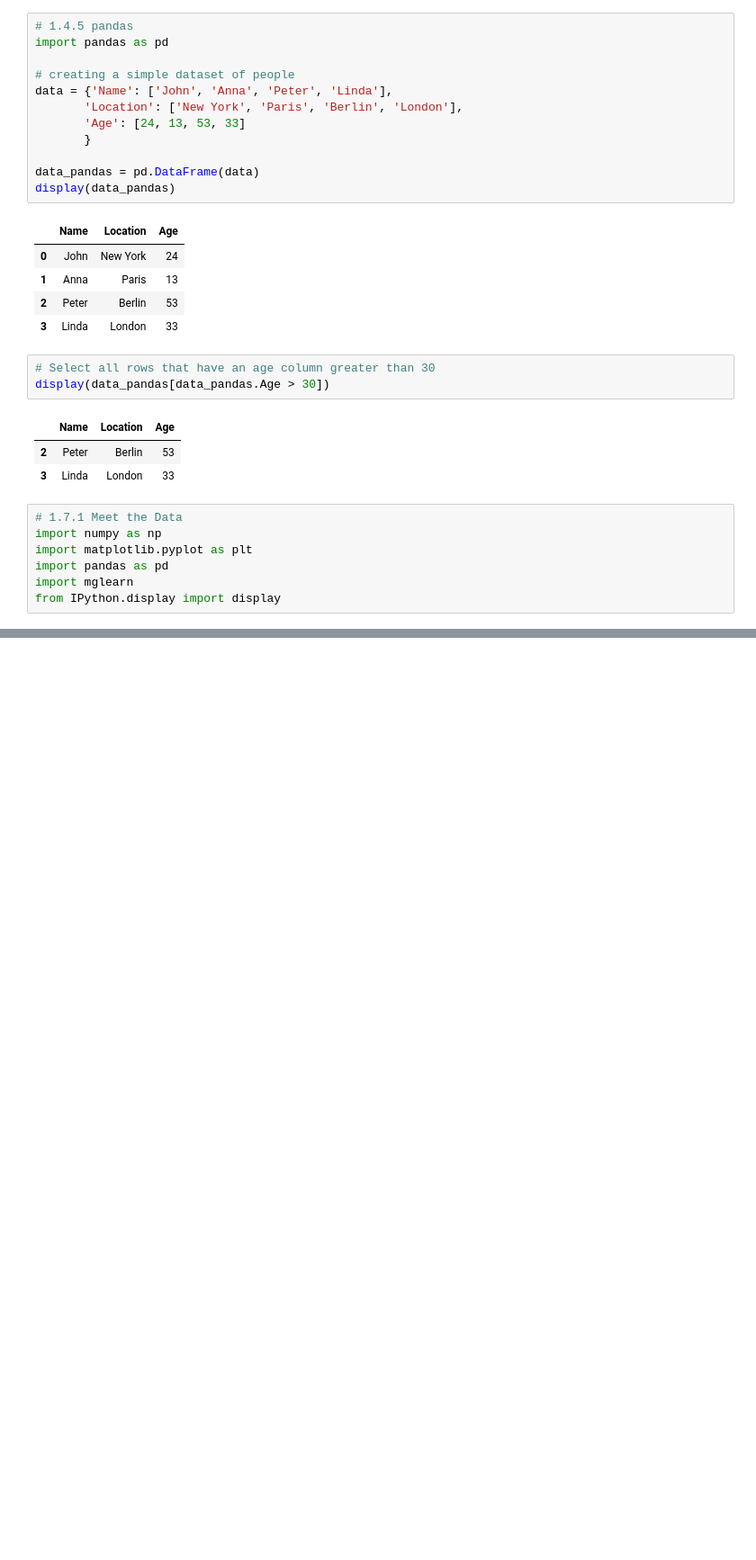
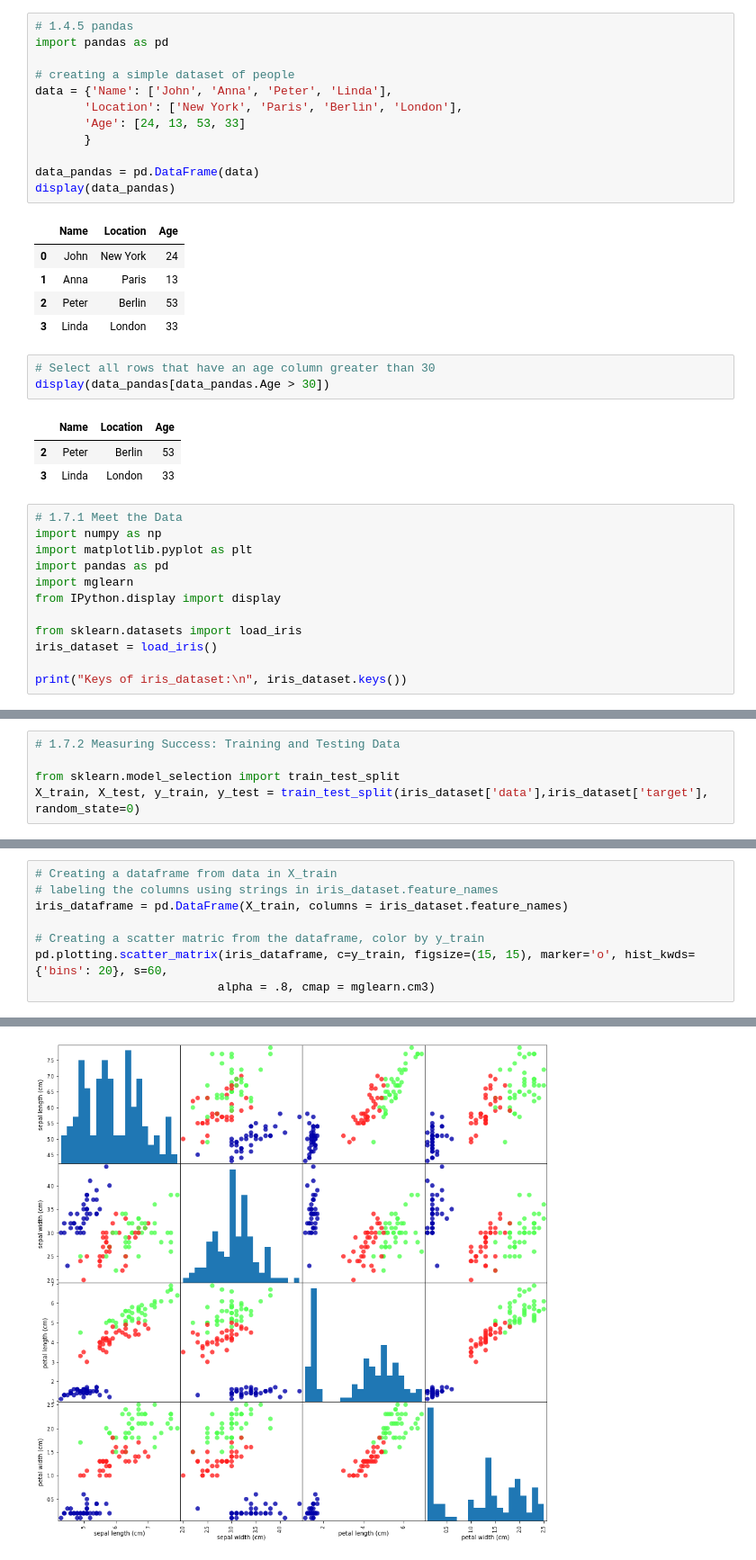
Before and after one commit to snorrealv/machine-learning_284, a Jupyter notebook: chapter1_examples.ipynb, the cells around one changed output, grey strips where cells are left out. Shown at 90% size. Drawn from its saved outputs; the diff is of its cells as text; blank space fills up the shorter version.

```diff
--- a/chapter1_examples.ipynb
+++ b/chapter1_examples.ipynb
@@ -98,3 +98,8 @@ import matplotlib.pyplot as plt
 import pandas as pd
 import mglearn
 from IPython.display import display
+
+from sklearn.datasets import load_iris
+iris_dataset = load_iris()
+
+print("Keys of iris_dataset:\n", iris_dataset.keys())
@@ -100,0 +148,5 @@ from IPython.display import display
+# %%
+# 1.7.2 Measuring Success: Training and Testing Data
+
+from sklearn.model_selection import train_test_split
+X_train, X_test, y_train, y_test = train_test_split(iris_dataset['data'],iris_dataset['target'], random_state=0)
@@ -100,0 +159,9 @@ from IPython.display import display
+# %%
+# Creating a dataframe from data in X_train
+# labeling the columns using strings in iris_dataset.feature_names
+iris_dataframe = pd.DataFrame(X_train, columns = iris_dataset.feature_names)
+
+# Creating a scatter matric from the dataframe, color by y_train
+pd.plotting.scatter_matrix(iris_dataframe, c=y_train, figsize=(15, 15), marker='o', hist_kwds={'bins': 20}, s=60,
+                          alpha = .8, cmap = mglearn.cm3)
+# %% [output]
@@ -100,0 +185 @@ from IPython.display import display
+[figure, added]
```
Also changed, not shown: parts of 15 cells of this notebook.
